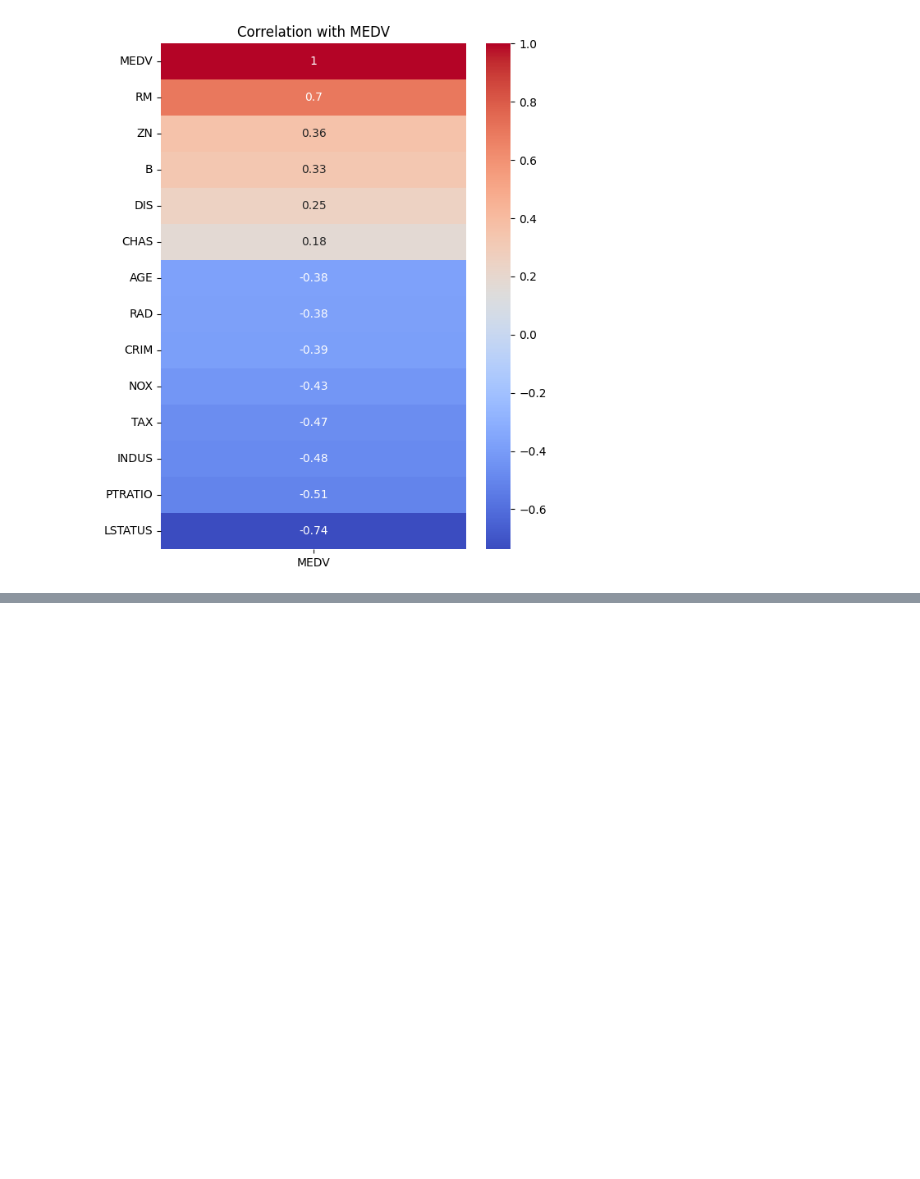
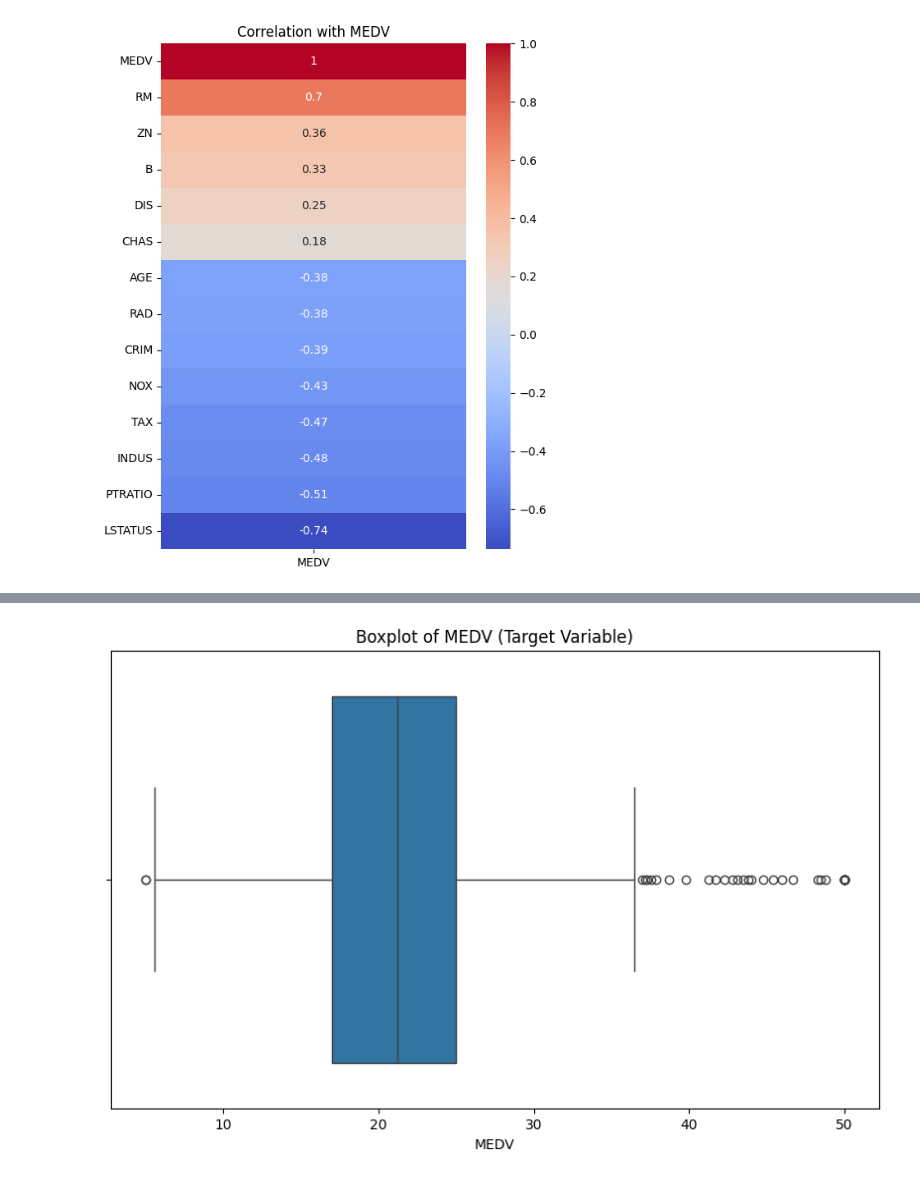
Before and after one commit to Carlos3du/regressaoLinear, a Jupyter notebook: notebook.ipynb, the cells around one changed output, grey strips where cells are left out. Cells and saved outputs as stored; diff of their text form; code cells hidden in the pictures; blank space fills up the shorter version.

```diff
--- a/notebook.ipynb
+++ b/notebook.ipynb
@@ -145,3 +153,8 @@ plt.title("Correlation with MEDV")
 plt.show()
 # %% [output]
 [figure]
+# %%
+high_corr_features = ['RM', 'TAX', 'PTRATIO', 'LSTATUS', 'INDUS']
+# %%
+corr_df = norm_df[high_corr_features + ["MEDV"]]
+corr_df.head()
@@ -147,0 +168,7 @@ plt.show()
+# %%
+plt.figure(figsize=(10, 6))
+sns.boxplot(x=corr_df["MEDV"])
+plt.title("Boxplot of MEDV (Target Variable)")
+plt.show()
+# %% [output]
+[figure, added]
```
Also changed, not shown: parts of 14 cells of this notebook, 1 other file.
